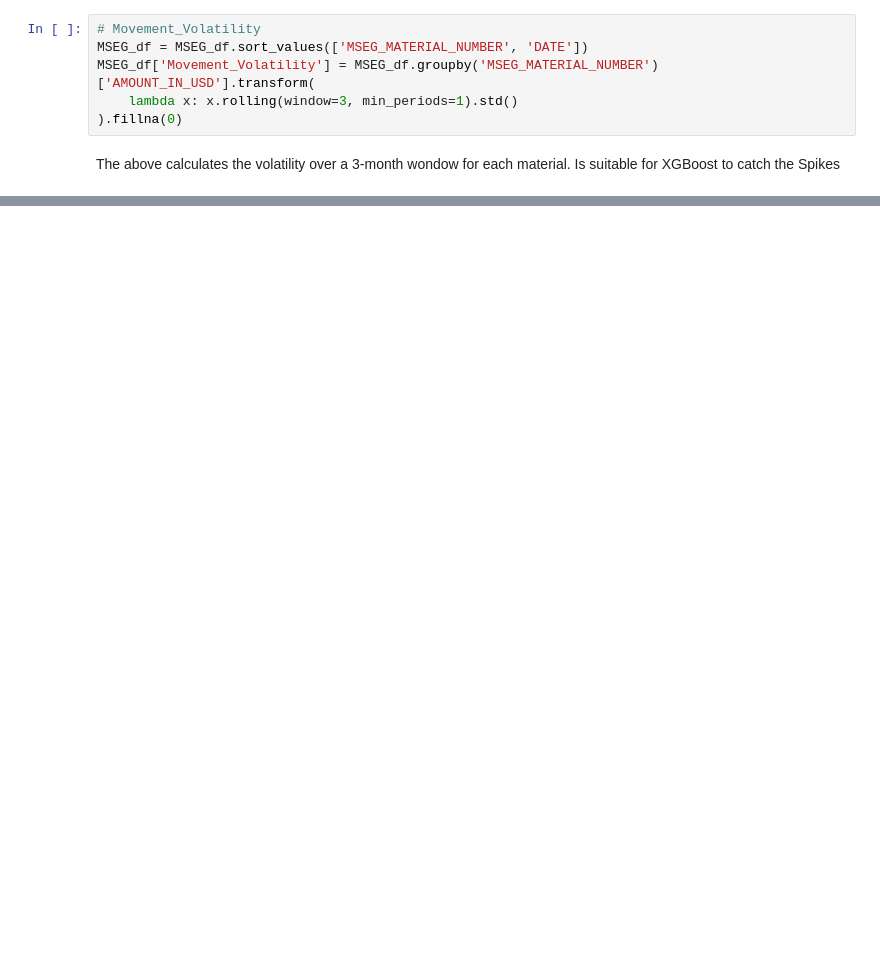
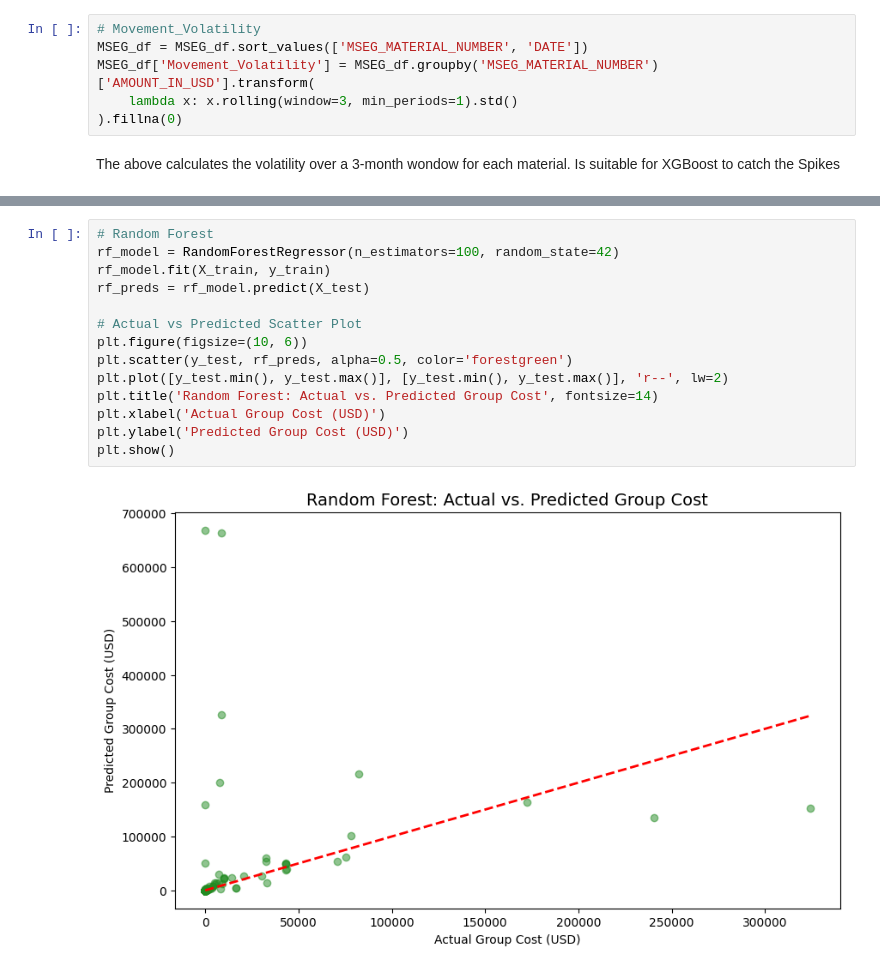
Before and after one commit to ChyTalksTech/Inventory_Write-offs, a Jupyter notebook: Inventory_Write_offs.ipynb, the cells around one changed output, grey strips where cells are left out. Cells and saved outputs as stored; diff of their text form; blank space fills up the shorter version.

```diff
--- a/Inventory_Write_offs.ipynb
+++ b/Inventory_Write_offs.ipynb
@@ -389,0 +461,16 @@ The above calculates the volatility over a 3-month wondow for each material. Is
+# %%
+# Random Forest
+rf_model = RandomForestRegressor(n_estimators=100, random_state=42)
+rf_model.fit(X_train, y_train)
+rf_preds = rf_model.predict(X_test)
+
+# Actual vs Predicted Scatter Plot
+plt.figure(figsize=(10, 6))
+plt.scatter(y_test, rf_preds, alpha=0.5, color='forestgreen')
+plt.plot([y_test.min(), y_test.max()], [y_test.min(), y_test.max()], 'r--', lw=2)
+plt.title('Random Forest: Actual vs. Predicted Group Cost', fontsize=14)
+plt.xlabel('Actual Group Cost (USD)')
+plt.ylabel('Predicted Group Cost (USD)')
+plt.show()
+# %% [output]
+[figure, added]
```
Also changed, not shown: parts of 16 cells of this notebook.
